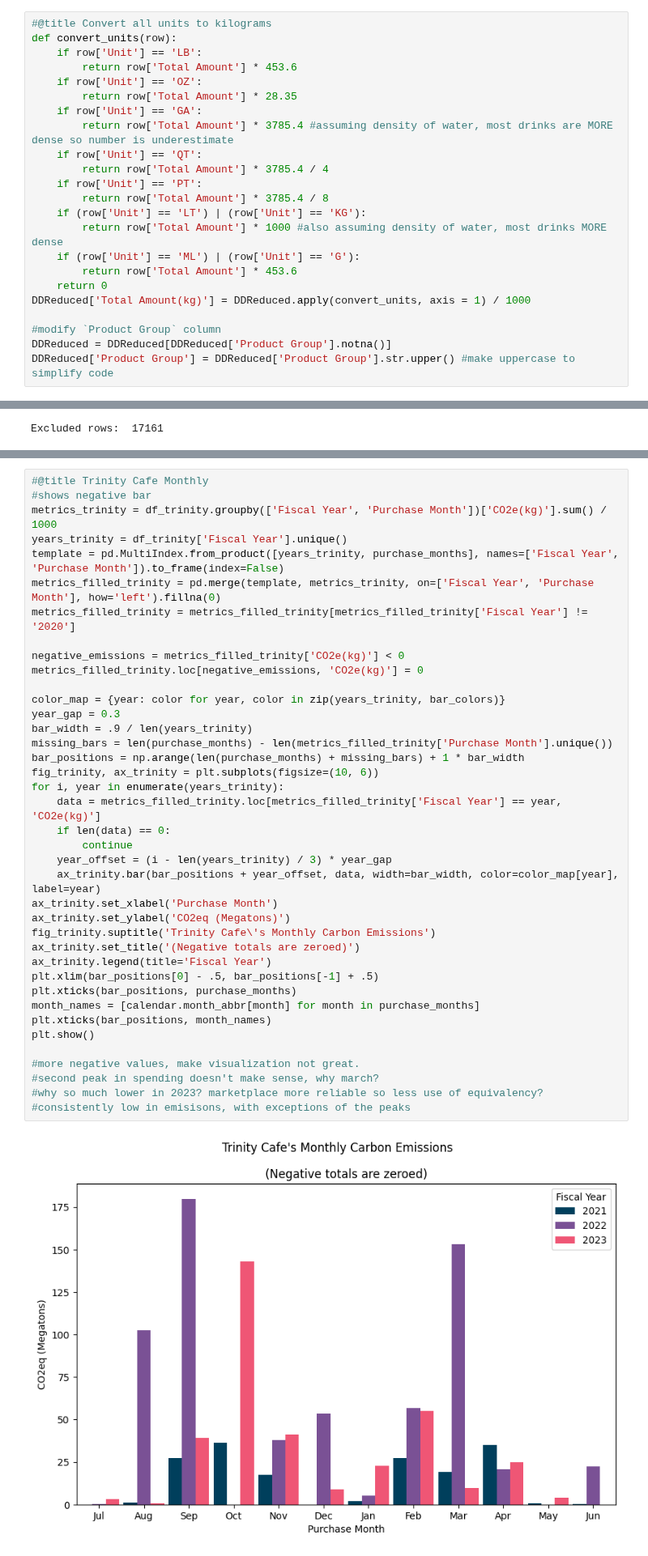
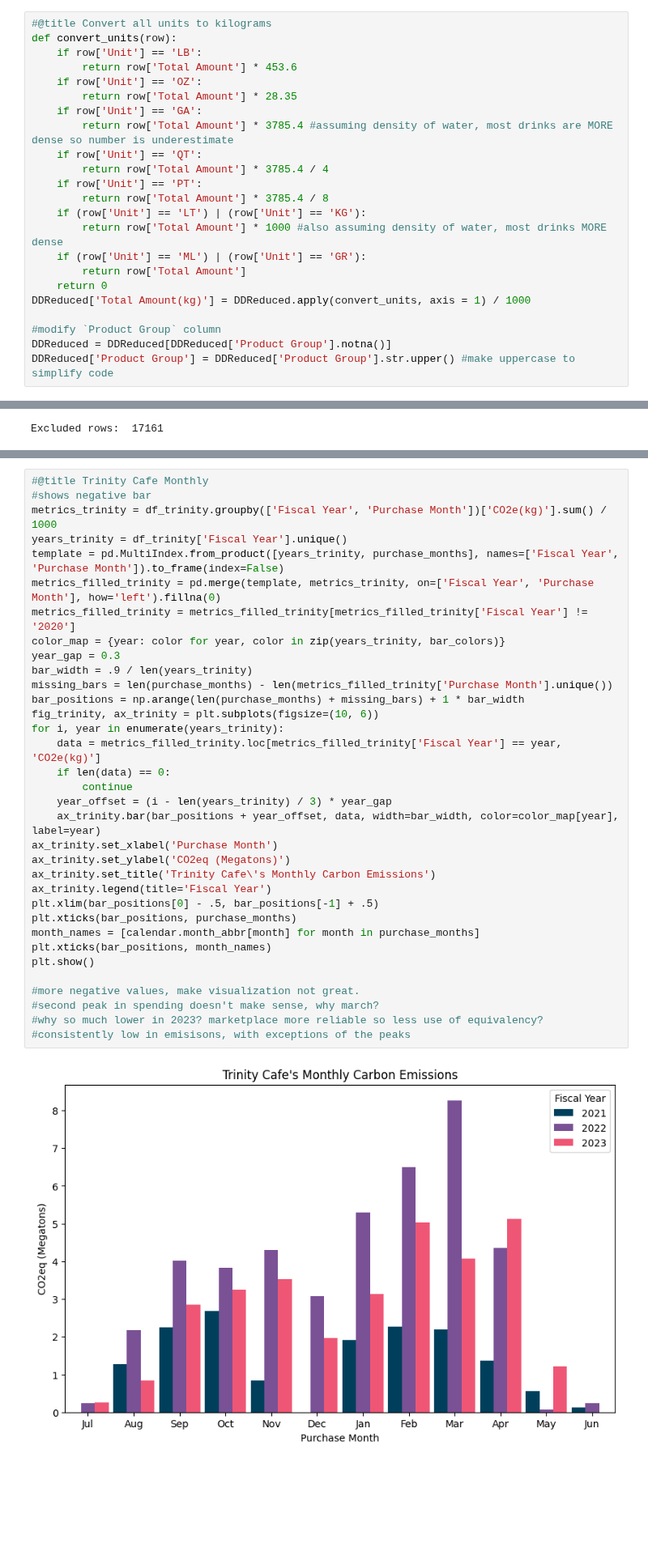
Before and after one commit to ethansong206/Climate-Plus-Project, a Jupyter notebook: DataCleaning.ipynb, the cells around one changed output, grey strips where cells are left out. Shown at 81% size. Cells and saved outputs as stored; diff of their text form; blank space fills up the shorter version.

Commit message:
Fixed calculations of ML and GR and updated visualizations. Next step is delete duplicates in Jan-Mar 2022 and implement June 2023

```diff
--- a/DataCleaning.ipynb
+++ b/DataCleaning.ipynb
@@ -225,8 +225,8 @@ def convert_units(row):
         return row['Total Amount'] * 3785.4 / 8
     if (row['Unit'] == 'LT') | (row['Unit'] == 'KG'):
         return row['Total Amount'] * 1000 #also assuming density of water, most drinks MORE dense
-    if (row['Unit'] == 'ML') | (row['Unit'] == 'G'):
-        return row['Total Amount'] * 453.6
+    if (row['Unit'] == 'ML') | (row['Unit'] == 'GR'):
+        return row['Total Amount']
     return 0
 DDReduced['Total Amount(kg)'] = DDReduced.apply(convert_units, axis = 1) / 1000
 
@@ -1072,40 +1072,35 @@ metrics_trinity = df_trinity.groupby(['Fiscal Year', 'Purchase Month'])['CO2e(kg
 years_trinity = df_trinity['Fiscal Year'].unique()
 template = pd.MultiIndex.from_product([years_trinity, purchase_months], names=['Fiscal Year', 'Purchase Month']).to_frame(index=False)
 metrics_filled_trinity = pd.merge(template, metrics_trinity, on=['Fiscal Year', 'Purchase Month'], how='left').fillna(0)
 metrics_filled_trinity = metrics_filled_trinity[metrics_filled_trinity['Fiscal Year'] != '2020']
-
-negative_emissions = metrics_filled_trinity['CO2e(kg)'] < 0
-metrics_filled_trinity.loc[negative_emissions, 'CO2e(kg)'] = 0
-
 color_map = {year: color for year, color in zip(years_trinity, bar_colors)}
 year_gap = 0.3
 bar_width = .9 / len(years_trinity)
 missing_bars = len(purchase_months) - len(metrics_filled_trinity['Purchase Month'].unique())
 bar_positions = np.arange(len(purchase_months) + missing_bars) + 1 * bar_width
 fig_trinity, ax_trinity = plt.subplots(figsize=(10, 6))
 for i, year in enumerate(years_trinity):
     data = metrics_filled_trinity.loc[metrics_filled_trinity['Fiscal Year'] == year, 'CO2e(kg)']
     if len(data) == 0:
         continue
     year_offset = (i - len(years_trinity) / 3) * year_gap
     ax_trinity.bar(bar_positions + year_offset, data, width=bar_width, color=color_map[year], label=year)
 ax_trinity.set_xlabel('Purchase Month')
 ax_trinity.set_ylabel('CO2eq (Megatons)')
-fig_trinity.suptitle('Trinity Cafe\'s Monthly Carbon Emissions')
-ax_trinity.set_title('(Negative totals are zeroed)')
+ax_trinity.set_title('Trinity Cafe\'s Monthly Carbon Emissions')
 ax_trinity.legend(title='Fiscal Year')
 plt.xlim(bar_positions[0] - .5, bar_positions[-1] + .5)
 plt.xticks(bar_positions, purchase_months)
 month_names = [calendar.month_abbr[month] for month in purchase_months]
 plt.xticks(bar_positions, month_names)
 plt.show()
 
 #more negative values, make visualization not great.
 #second peak in spending doesn't make sense, why march?
 #why so much lower in 2023? marketplace more reliable so less use of equivalency?
 #consistently low in emisisons, with exceptions of the peaks
 # %% [output]
-[figure, old version]
+[figure, new version]
 # %%
 #@title Freeman Center Monthly
 metrics_freeman = df_freeman.groupby(['Fiscal Year', 'Purchase Month'])['CO2e(kg)'].sum() / 1000
```
Also changed, not shown: parts of 16 cells of this notebook.
